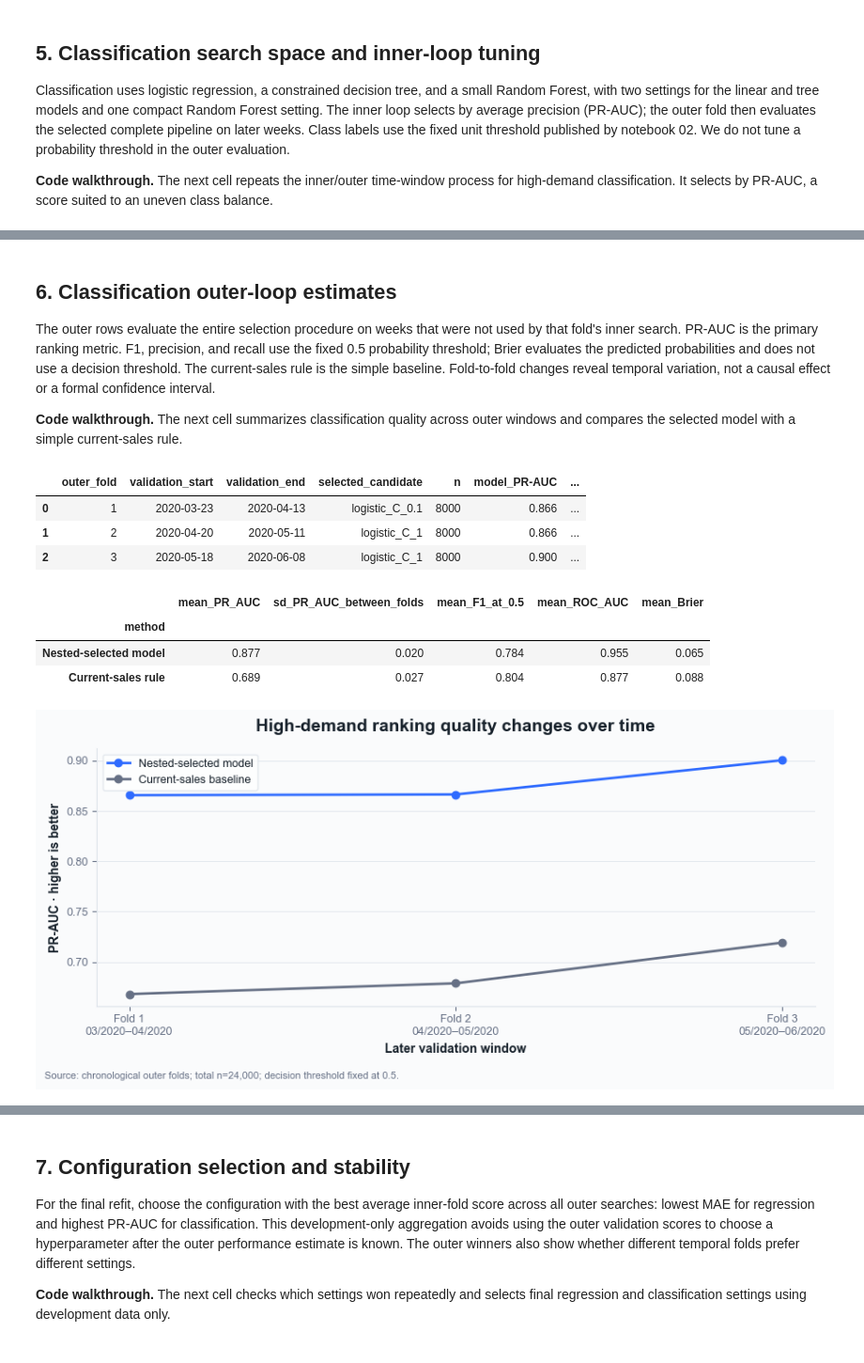
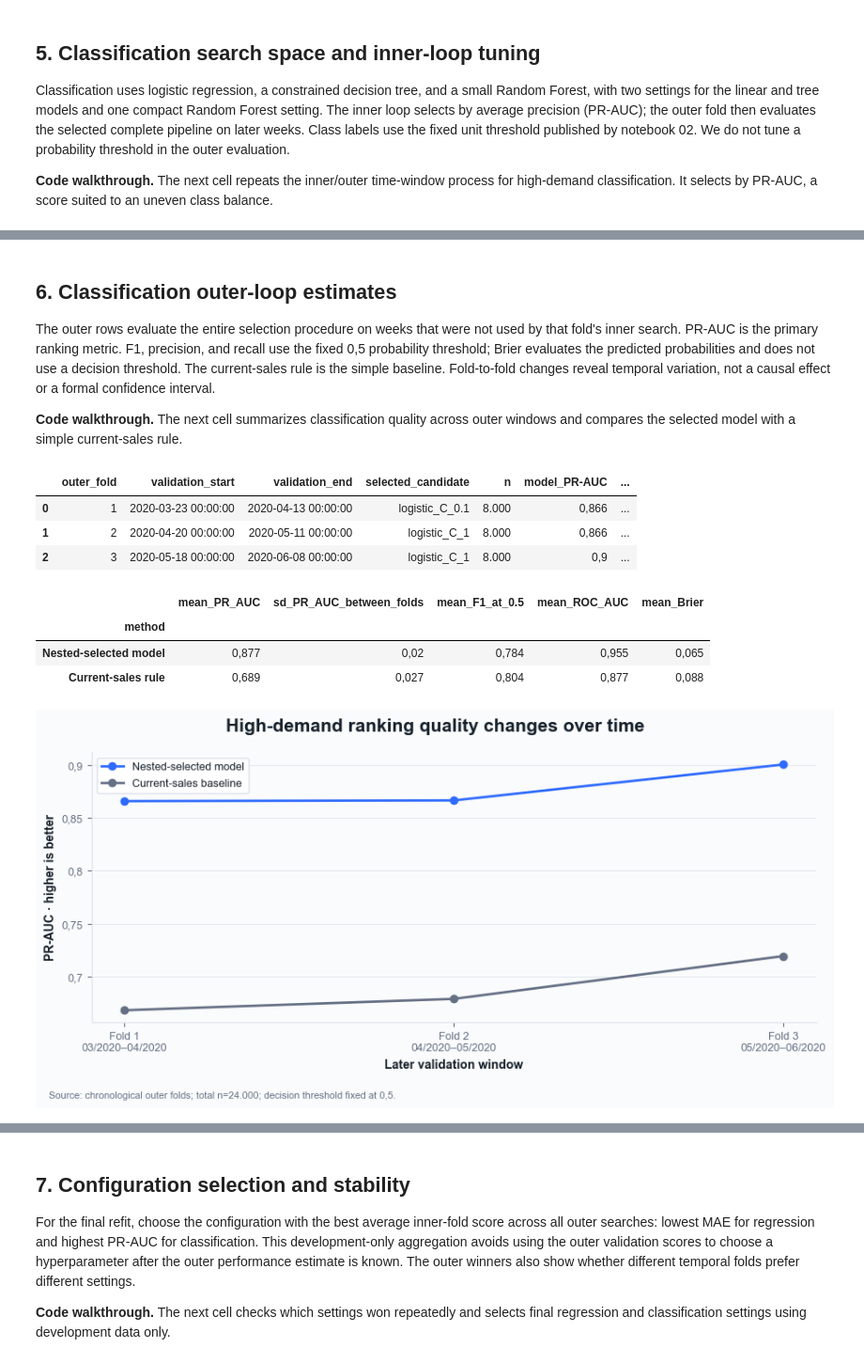
Before and after one commit to ML-ENI/fashion-demand-ml, a Jupyter notebook: notebooks/07_nested_temporal_cv.ipynb, the cells around one changed output, grey strips where cells are left out. Shown at 94% size. Cells and saved outputs as stored; diff of their text form; code cells hidden in the pictures.

```diff
--- a/notebooks/07_nested_temporal_cv.ipynb
+++ b/notebooks/07_nested_temporal_cv.ipynb
@@ -632,14 +623,14 @@ for outer_fold in outer_folds:
         )
     print(
         f"Regression outer fold {outer_fold['fold']}: selected {selected_candidate}; "
-        f"MAE={selected_metrics['MAE']:.3f}; baseline MAE: "
-        f"persistence={baseline_metrics['MAE']:.3f}, "
-        f"four-week mean={recent_mean_metrics['MAE']:.3f}, "
-        f"four-week median={recent_median_metrics['MAE']:.3f}"
+        f"MAE={es(selected_metrics['MAE']):.3f}; baseline MAE: "
+        f"persistence={es(baseline_metrics['MAE']):.3f}, "
+        f"four-week mean={es(recent_mean_metrics['MAE']):.3f}, "
+        f"four-week median={es(recent_median_metrics['MAE']):.3f}"
     )
 
 regression_inner_scores = pd.DataFrame(regression_inner_rows)
 regression_outer_results = pd.DataFrame(regression_outer_rows)
-display(regression_inner_scores.groupby("candidate")["MAE"].agg(["mean", "std"]).sort_values("mean").round(3))
-display(regression_outer_results.round(3))
+display_es(regression_inner_scores.groupby("candidate")["MAE"].agg(["mean", "std"]).sort_values("mean").round(3))
+display_es(regression_outer_results.round(3))
 # %% [output]
@@ -1039,16 +1028,16 @@ for outer_fold in outer_folds:
     )
     print(
         f"Classification outer fold {outer_fold['fold']}: selected {selected_candidate}; "
-        f"PR-AUC={metrics['PR-AUC']:.3f}, current-sales PR-AUC={baseline_metrics['PR-AUC']:.3f}"
+        f"PR-AUC={es(metrics['PR-AUC']):.3f}, current-sales PR-AUC={es(baseline_metrics['PR-AUC']):.3f}"
     )
 
 classification_inner_scores = pd.DataFrame(classification_inner_rows)
 classification_outer_results = pd.DataFrame(classification_outer_rows)
-display(
+display_es(
     classification_inner_scores.groupby("candidate")["PR-AUC"]
     .agg(["mean", "std"])
     .sort_values("mean", ascending=False)
     .round(3)
 )
-display(classification_outer_results.round(3))
+display_es(classification_outer_results.round(3))
 # %% [output]
@@ -1069,7 +1058,7 @@ Classification outer fold 3: selected logistic_C_1; PR-AUC=0.900, current-sales
 # %% [markdown]
 ## 6. Classification outer-loop estimates
 
-The outer rows evaluate the entire selection procedure on weeks that were not used by that fold's inner search. PR-AUC is the primary ranking metric. F1, precision, and recall use the fixed 0.5 probability threshold; Brier evaluates the predicted probabilities and does not use a decision threshold. The current-sales rule is the simple baseline. Fold-to-fold changes reveal temporal variation, not a causal effect or a formal confidence interval.
+The outer rows evaluate the entire selection procedure on weeks that were not used by that fold's inner search. PR-AUC is the primary ranking metric. F1, precision, and recall use the fixed 0,5 probability threshold; Brier evaluates the predicted probabilities and does not use a decision threshold. The current-sales rule is the simple baseline. Fold-to-fold changes reveal temporal variation, not a causal effect or a formal confidence interval.
 
 **Code walkthrough.** The next cell summarizes classification quality across outer windows and compares the selected model with a simple current-sales rule.
 # %%
@@ -1093,45 +1082,44 @@ classification_summary = pd.DataFrame(
         },
     ]
 ).set_index("method")
-display(classification_outer_results[
+display_es(classification_outer_results[
     ["outer_fold", "validation_start", "validation_end", "selected_candidate", "n",
      "model_PR-AUC", "current_sales_PR-AUC", "model_F1_at_0.5",
      "model_ROC-AUC", "model_Brier"]
 ].round(3))
-display(classification_summary.round(3))
+display_es(classification_summary.round(3))
 
 fold_labels = [
     f"Fold {row.outer_fold}\n{row.validation_start:%m/%Y}–{row.validation_end:%m/%Y}"
     for row in classification_outer_results.itertuples()
 ]
 positions = np.arange(len(fold_labels))
 fig, axis = plt.subplots(figsize=(9, 4.5))
 axis.plot(positions, classification_outer_results["model_PR-AUC"], marker="o", linewidth=2, color=BLUE, label="Nested-selected model")
 axis.plot(positions, classification_outer_results["current_sales_PR-AUC"], marker="o", linewidth=2, color=MUTED, label="Current-sales baseline")
 axis.set_xticks(positions, fold_labels)
 axis.set_xlabel("Later validation window", fontsize=10, fontweight="bold")
 axis.set_ylabel("PR-AUC · higher is better", fontsize=10, fontweight="bold")
-axis.set_title("High-demand ranking quality changes over time", fontsize=14, fontweight="bold", pad=14)
+add_title(fig, "High-demand ranking quality changes over time")
 axis.legend(frameon=True, facecolor="white", edgecolor=GRID, fancybox=True, fontsize=9)
 style_axis(axis)
-fig.tight_layout(rect=(0, 0.045, 1, 0.94))
-add_source(fig, f"Source: chronological outer folds; total n={int(classification_outer_results['n'].sum()):,}; decision threshold fixed at 0.5.")
+add_source(fig, f"Source: chronological outer folds; total n={es(int(classification_outer_results['n'].sum())):,}; decision threshold fixed at 0,5.")
 figure_dir = ROOT / "results" / "figures"
 figure_dir.mkdir(parents=True, exist_ok=True)
 figure_stem = f"07_nested_temporal_cv_{run_dir.name}_classification_outer"
 fig.savefig(figure_dir / f"{figure_stem}.svg", bbox_inches="tight", facecolor=PAPER)
 fig.savefig(figure_dir / f"{figure_stem}.png", dpi=300, bbox_inches="tight", facecolor=PAPER)
 plt.show()
 # %% [output]
 |  | outer_fold | validation_start | validation_end | selected_candidate | n | model_PR-AUC | ... |
-| 0 | 1 | 2020-03-23 | 2020-04-13 | logistic_C_0.1 | 8000 | 0.866 | ... |
-| 1 | 2 | 2020-04-20 | 2020-05-11 | logistic_C_1 | 8000 | 0.866 | ... |
-| 2 | 3 | 2020-05-18 | 2020-06-08 | logistic_C_1 | 8000 | 0.900 | ... |
+| 0 | 1 | 2020-03-23 00:00:00 | 2020-04-13 00:00:00 | logistic_C_0.1 | 8.000 | 0,866 | ... |
+| 1 | 2 | 2020-04-20 00:00:00 | 2020-05-11 00:00:00 | logistic_C_1 | 8.000 | 0,866 | ... |
+| 2 | 3 | 2020-05-18 00:00:00 | 2020-06-08 00:00:00 | logistic_C_1 | 8.000 | 0,9 | ... |
 |  | mean_PR_AUC | sd_PR_AUC_between_folds | mean_F1_at_0.5 | mean_ROC_AUC | mean_Brier |
 | method |  |  |  |  |  |
-| Nested-selected model | 0.877 | 0.020 | 0.784 | 0.955 | 0.065 |
-| Current-sales rule | 0.689 | 0.027 | 0.804 | 0.877 | 0.088 |
+| Nested-selected model | 0,877 | 0,02 | 0,784 | 0,955 | 0,065 |
+| Current-sales rule | 0,689 | 0,027 | 0,804 | 0,877 | 0,088 |
-[figure, old version]
+[figure, new version]
 # %% [markdown]
 ### Reading the classification results for this run
 
```
Also changed, not shown: parts of 15 cells of this notebook, 13 other files.
